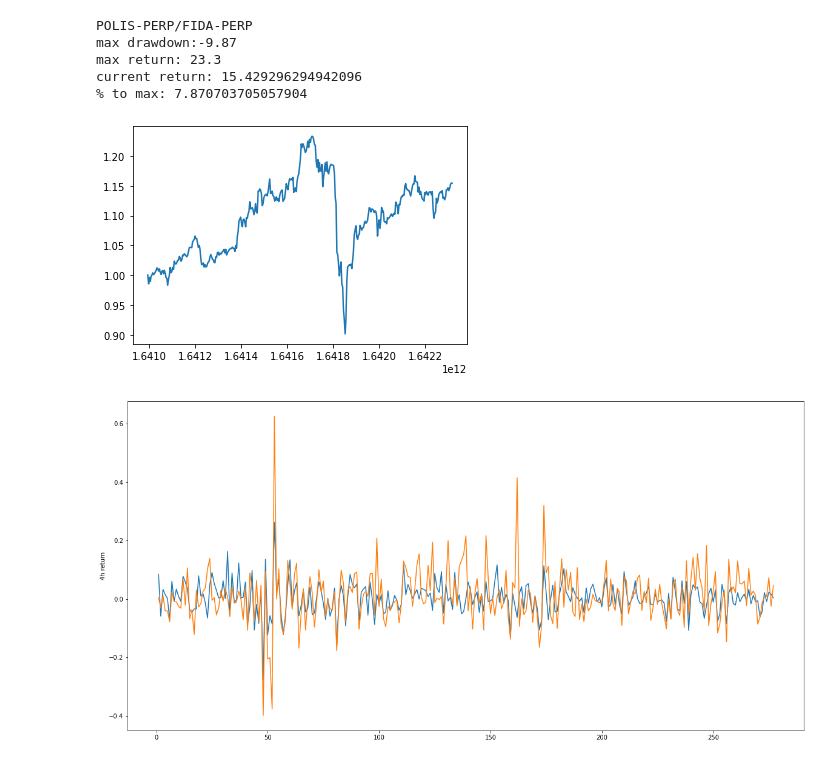
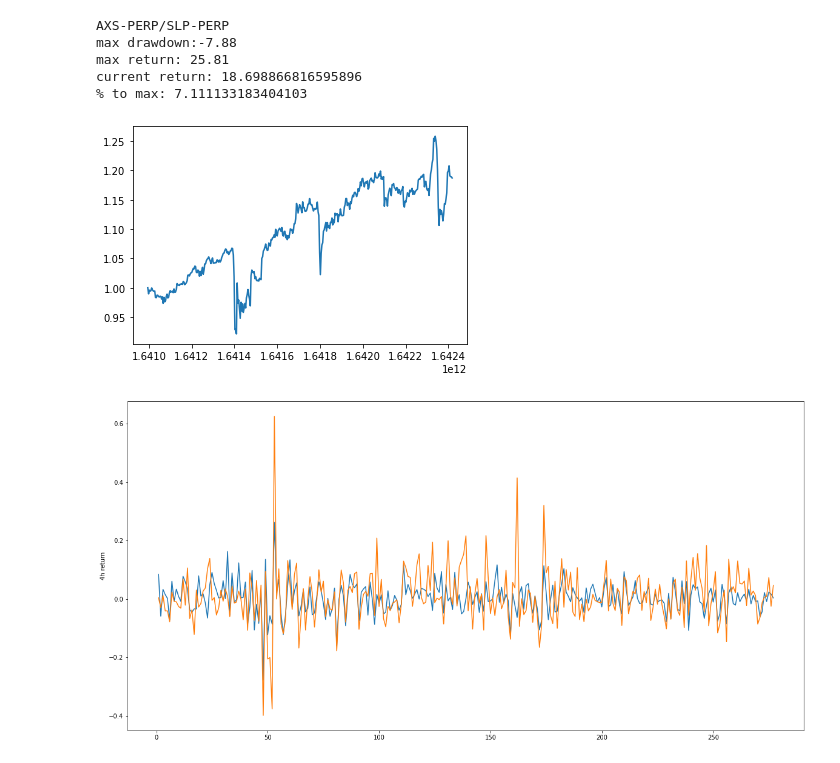
Before and after one commit to kGeee/pairs, a Jupyter notebook: pairs.ipynb, the cells around one changed output. Drawn from its saved outputs; the diff is of its cells as text; code cells hidden in the pictures.

```diff
--- a/pairs.ipynb
+++ b/pairs.ipynb
@@ -81,23 +81,23 @@ def analyze(df,t1,t2):
     current_return = (df['returns'][size-1] - 1) * 100
     return maxdrawdown, max_return, current_return
 # %%
-short = "FIDA-PERP"
-long = "POLIS-PERP"
+short = "SLP-PERP"
+long = "AXS-PERP"
 adfa = ls_index("2022-01-01", long, short, "1h")
 plt.plot(adfa['time'],adfa['returns'])
 a,b,c = analyze(adfa, long, short)
 print(f"{long}/{short}")
 print(f"max drawdown:{a}")
 print(f"max return: {b}")
 print(f"current return: {c}")
 print(f"% to max: {b-c}")
 # %% [output]
-POLIS-PERP/FIDA-PERP
-max drawdown:-9.87
-max return: 23.3
-current return: 15.429296294942096
-% to max: 7.870703705057904
+AXS-PERP/SLP-PERP
+max drawdown:-7.88
+max return: 25.81
+current return: 18.698866816595896
+% to max: 7.111133183404103
-[figure, old version]
+[figure, new version]
 # %%
 from sklearn.linear_model import LinearRegression
 import numpy as np
```
Also changed, not shown: parts of 9 cells of this notebook, 49 other files.
